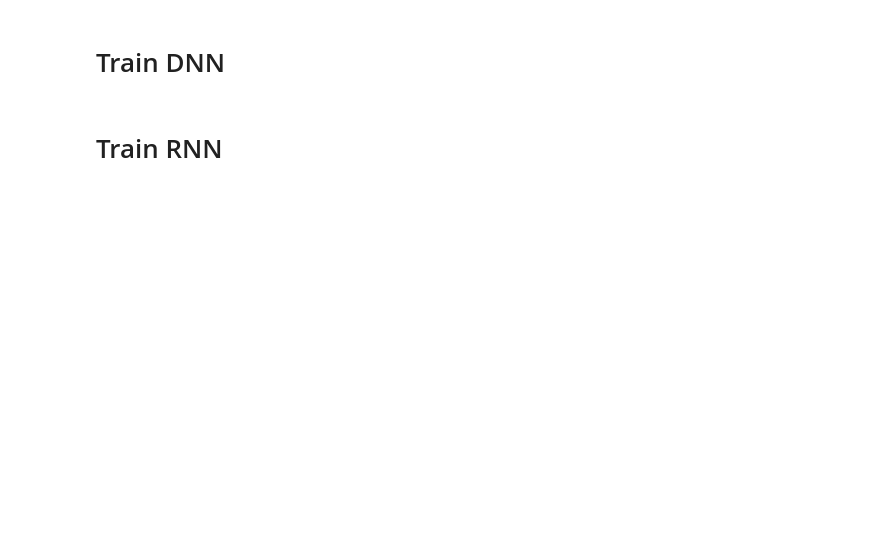
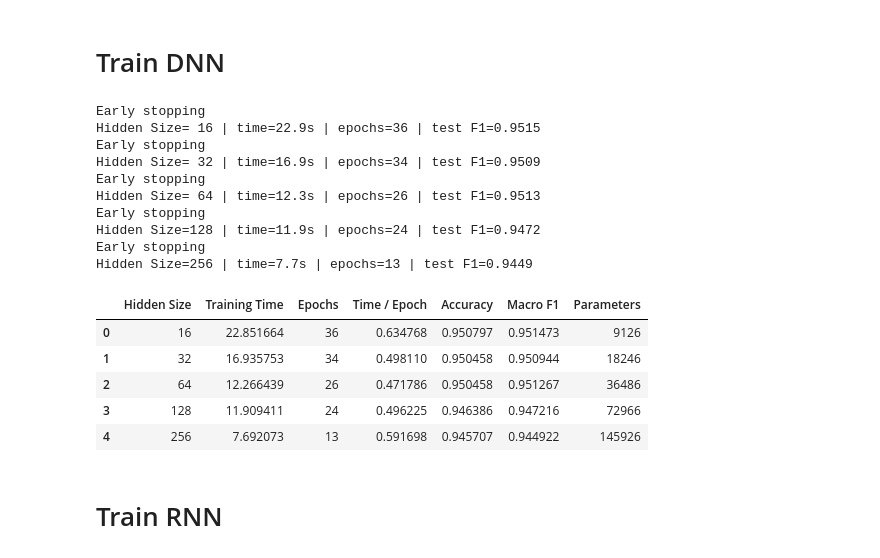
Before and after one commit to joel-mendes/DLFBT-LAB, a Jupyter notebook: Final_project/explorations.ipynb, the cells around one changed output. Cells and saved outputs as stored; diff of their text form; code cells hidden in the pictures; blank space fills up the shorter version.

Commit message:
final model runs and model exploration file to define architectures

```diff
--- a/Final_project/explorations.ipynb
+++ b/Final_project/explorations.ipynb
@@ -403,2 +414,29 @@ TRAINING_CONFIG
+# %%
+def run_sweep(make_model, values, label):
+    results = {}
+    for value in values:
+        set_seed(SEED)
+        model = make_model(value)
+        result = fit(model, X_train, y_train, X_val, y_val, **TRAINING_CONFIG)
+        metrics = evaluate_model(result["model"], X_test, y_test)
+        result["test_macro_f1"] = metrics["macro_f1"]
+        result["test_accuracy"] = metrics["accuracy"]
+        results[value] = result
+        print(f"{label}={value:3d} | time={result['training_time']:.1f}s | "
+              f"epochs={result['epochs_completed']} | test F1={metrics['macro_f1']:.4f}")
+
+    df = pd.DataFrame([
+        {
+            label: v,
+            "Training Time": r["training_time"],
+            "Epochs": r["epochs_completed"],
+            "Time / Epoch": r["training_time"] / r["epochs_completed"],
+            "Accuracy": r["test_accuracy"],
+            "Macro F1": r["test_macro_f1"],
+            "Parameters": count_parameters(r["model"]),
+        }
+        for v, r in results.items()
+    ])
+    return results, df
 # %% [markdown]
 # Train DNN
@@ -417,2 +443,27 @@ print("Epochs:", dnn_result["epochs_completed"])
+# %%
+# DNN: hidden size
+dnn_hidden_results, dnn_hidden_df = run_sweep(
+    lambda v: DNNClassifier(sequence_length=sequence_length, n_features=n_features,
+                            n_classes=n_classes, hidden_size=v),
+    [16, 32, 64, 128, 256], "Hidden Size",
+)
+dnn_hidden_df
+# %% [output]
+Early stopping
+Hidden Size= 16 | time=22.9s | epochs=36 | test F1=0.9515
+Early stopping
+Hidden Size= 32 | time=16.9s | epochs=34 | test F1=0.9509
+Early stopping
+Hidden Size= 64 | time=12.3s | epochs=26 | test F1=0.9513
+Early stopping
+Hidden Size=128 | time=11.9s | epochs=24 | test F1=0.9472
+Early stopping
+Hidden Size=256 | time=7.7s | epochs=13 | test F1=0.9449
+|  | Hidden Size | Training Time | Epochs | Time / Epoch | Accuracy | Macro F1 | Parameters |
+| 0 | 16 | 22.851664 | 36 | 0.634768 | 0.950797 | 0.951473 | 9126 |
+| 1 | 32 | 16.935753 | 34 | 0.498110 | 0.950458 | 0.950944 | 18246 |
+| 2 | 64 | 12.266439 | 26 | 0.471786 | 0.950458 | 0.951267 | 36486 |
+| 3 | 128 | 11.909411 | 24 | 0.496225 | 0.946386 | 0.947216 | 72966 |
+| 4 | 256 | 7.692073 | 13 | 0.591698 | 0.945707 | 0.944922 | 145926 |
 # %% [markdown]
 # Train RNN
```
Also changed, not shown: parts of 51 cells of this notebook, 9 other files.
